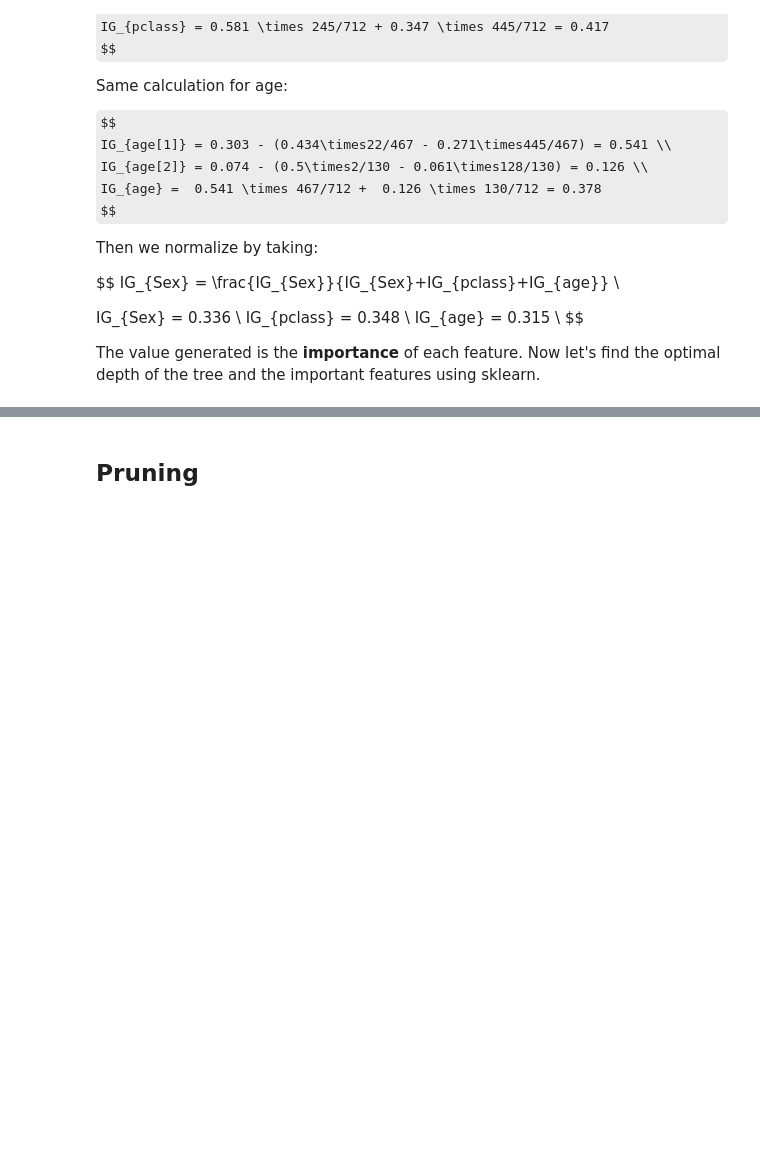
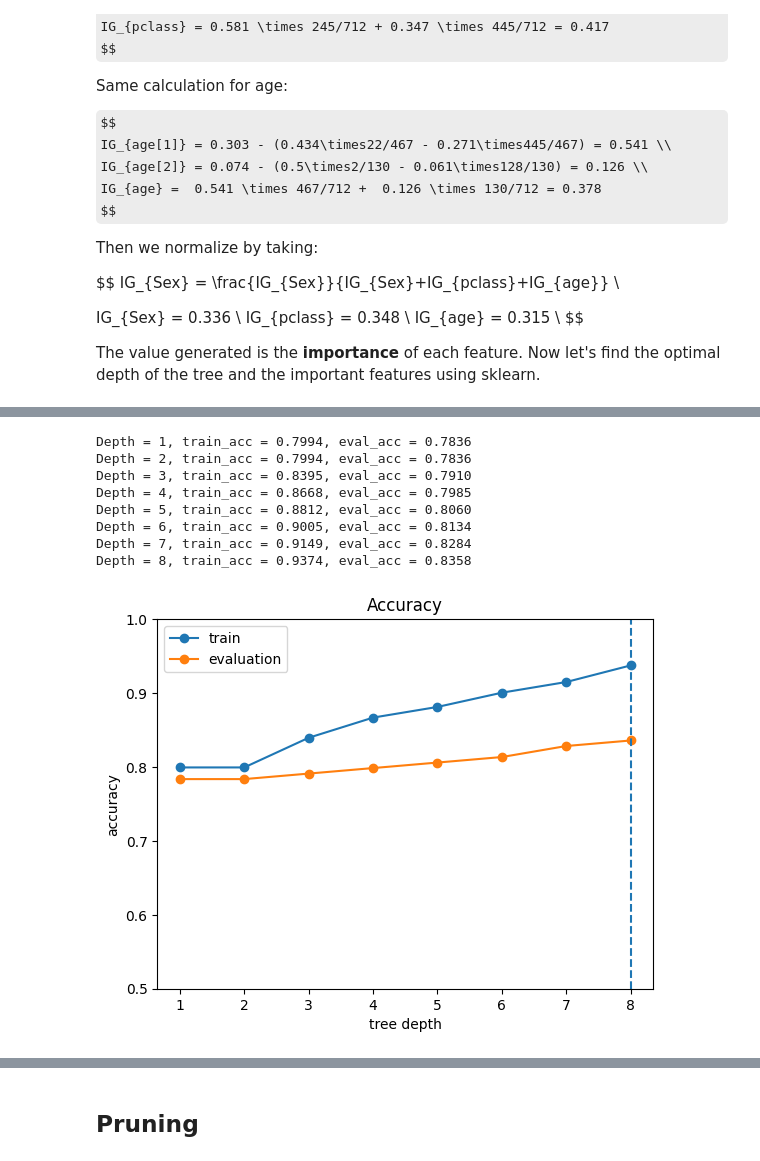
Before and after one commit to WinstonBudi/MY-DAC-Curriculum, a Jupyter notebook: DAC-006_Machine_Learning/DAC-006-Intro_to_ML_Session_2_Student.ipynb, the cells around one changed output, grey strips where cells are left out. Cells and saved outputs as stored; diff of their text form; code cells hidden in the pictures; some formulas as TeX source; blank space fills up the shorter version.

```diff
--- a/DAC-006_Machine_Learning/DAC-006-Intro_to_ML_Session_2_Student.ipynb
+++ b/DAC-006_Machine_Learning/DAC-006-Intro_to_ML_Session_2_Student.ipynb
@@ -187,46 +187,56 @@ df.head()
 | 4 | 0 | 3 | 0 | 35.0 | 0 | 0 | 8.0500 | 0.0 | 0.0 | 1.0 |
 # %%
 # Separate the Titanic data into features and target class.
-# y = df['Survived']
-# x = df.drop('Survived', axis=1)
+y = df['Survived']
+x = df.drop('Survived', axis=1)
 
-# # Split the data into training, validation and test data.
-# x_train, x_test, y_train, y_test = train_test_split(x, y, test_size = 0.3)
+# Split the data into training, validation and test data.
+x_train, x_test, y_train, y_test = train_test_split(x, y, test_size = 0.3)
 
-# x_test, x_eval, y_test, y_eval = train_test_split(x_test, y_test, test_size = 0.5)
+x_test, x_eval, y_test, y_eval = train_test_split(x_test, y_test, test_size = 0.5)
 
-# # Create decision tree models of various depths,
-# # and measure the accuracy of validation data for each model.
-# train_acc = []
-# eval_acc = []
-# max_depth = 8
-# for d in range(1, max_depth+1):
-#     model = DecisionTreeClassifier(max_depth=d)
-#     model.fit(x_train, y_train)
+# Create decision tree models of various depths,
+# and measure the accuracy of validation data for each model.
+train_acc = []
+eval_acc = []
+max_depth = 8
+for d in range(1, max_depth+1):
+    model = DecisionTreeClassifier(max_depth=d)
+    model.fit(x_train, y_train)
 
-#     # Measure the accuracy of this model using the training data.
-#     y_pred = model.predict(x_train)
-#     train_acc.append((y_pred == y_train).mean())
+    # Measure the accuracy of this model using the training data.
+    y_pred = model.predict(x_train)
+    train_acc.append((y_pred == y_train).mean())
 
-#     # Measure the accuracy of this model using the validation data.
-#     y_pred = model.predict(x_eval)
-#     eval_acc.append((y_pred == y_eval).mean())
-#     print('Depth = {}, train_acc = {:.4f}, eval_acc = {:.4f}'\
-#           .format(d, train_acc[-1], eval_acc[-1]))
+    # Measure the accuracy of this model using the validation data.
+    y_pred = model.predict(x_eval)
+    eval_acc.append((y_pred == y_eval).mean())
+    print('Depth = {}, train_acc = {:.4f}, eval_acc = {:.4f}'\
+          .format(d, train_acc[-1], eval_acc[-1]))
 
-# # Find the optimal depth with the highest accuracy of validation data.
-# opt_depth = np.argmax(eval_acc) + 1
+# Find the optimal depth with the highest accuracy of validation data.
+opt_depth = np.argmax(eval_acc) + 1
 
-# # Visualize accuracy changes as depth changes.
-# plt.plot(train_acc, marker='o', label='train')
-# plt.plot(eval_acc, marker='o', label='evaluation')
-# plt.legend()
-# plt.title('Accuracy')
-# plt.xlabel('tree depth')
-# plt.ylabel('accuracy')
-# plt.xticks(np.arange(max_depth), np.arange(1, max_depth+1))
-# plt.axvline(x=opt_depth-1, ls='--')
-# plt.ylim(0.5, 1.0)
-# plt.show()
+# Visualize accuracy changes as depth changes.
+plt.plot(train_acc, marker='o', label='train')
+plt.plot(eval_acc, marker='o', label='evaluation')
+plt.legend()
+plt.title('Accuracy')
+plt.xlabel('tree depth')
+plt.ylabel('accuracy')
+plt.xticks(np.arange(max_depth), np.arange(1, max_depth+1))
+plt.axvline(x=opt_depth-1, ls='--')
+plt.ylim(0.5, 1.0)
+plt.show()
+# %% [output]
+Depth = 1, train_acc = 0.7994, eval_acc = 0.7836
+Depth = 2, train_acc = 0.7994, eval_acc = 0.7836
+Depth = 3, train_acc = 0.8395, eval_acc = 0.7910
+Depth = 4, train_acc = 0.8668, eval_acc = 0.7985
+Depth = 5, train_acc = 0.8812, eval_acc = 0.8060
+Depth = 6, train_acc = 0.9005, eval_acc = 0.8134
+Depth = 7, train_acc = 0.9149, eval_acc = 0.8284
+Depth = 8, train_acc = 0.9374, eval_acc = 0.8358
+[figure, added]
 # %%
 # I set max_step=3 as a constant value for tree visualization.
```
Also changed, not shown: parts of 14 cells of this notebook.
